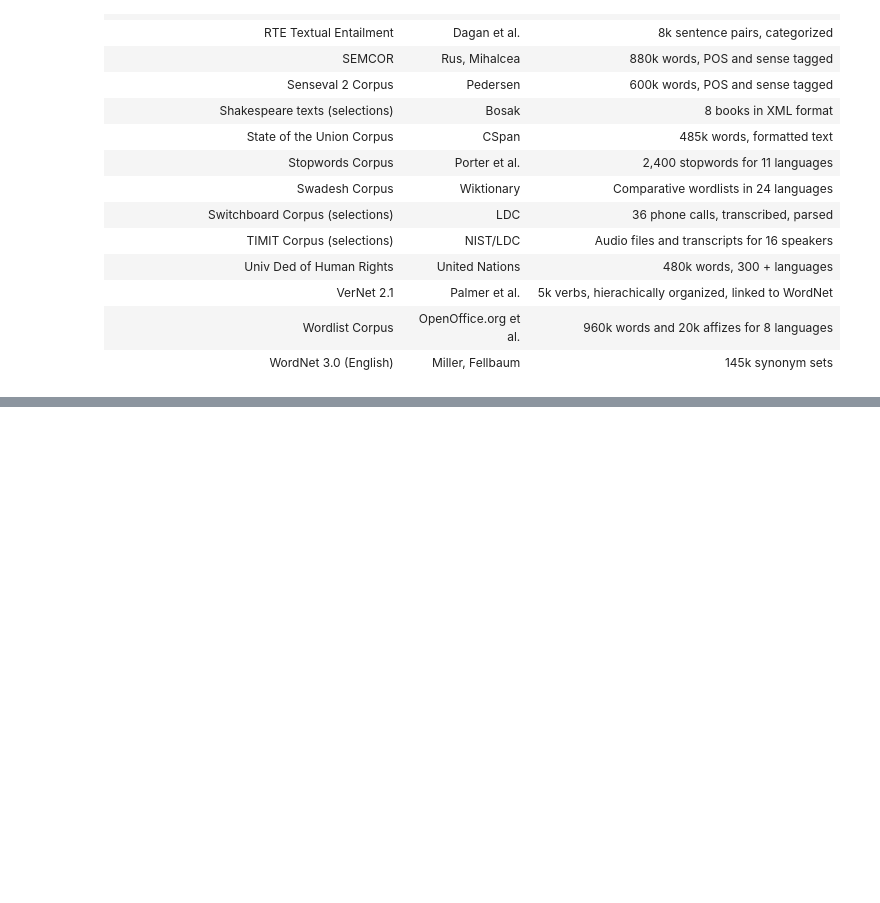
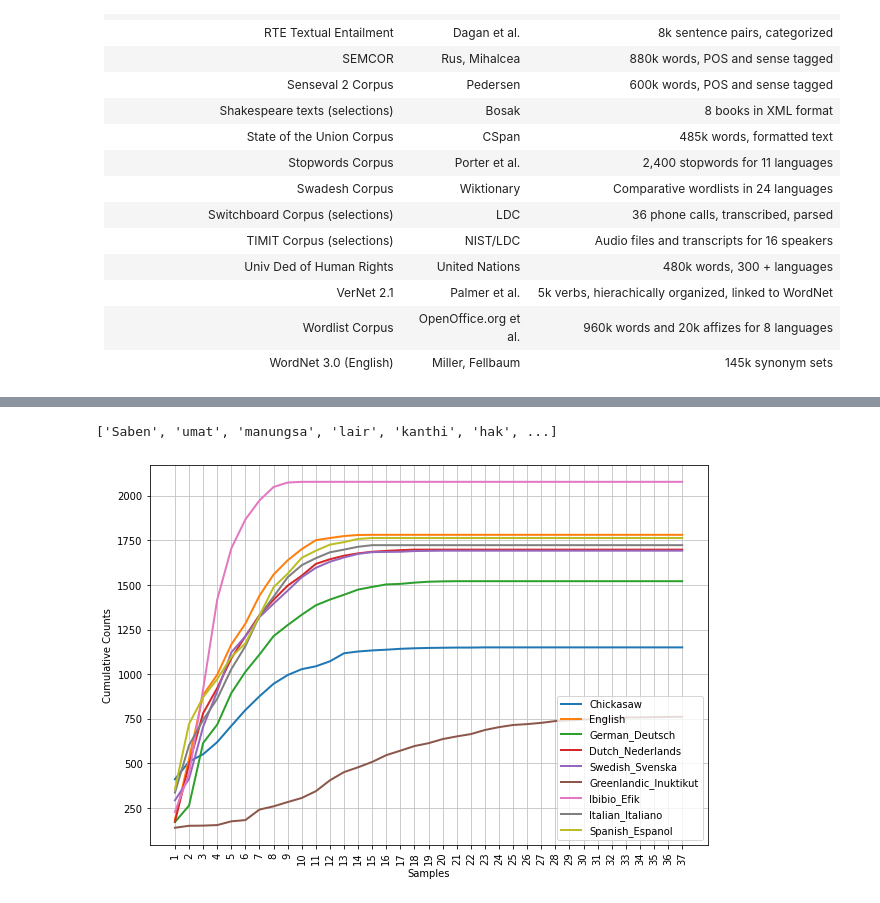
Before and after one commit to niklaust/Natural-Language-Processing, a Jupyter notebook: NLP_notebook_of_niklaust.ipynb, the cells around one changed output, grey strips where cells are left out. Saved outputs shown, nothing was run; the diff lists cells and outputs as text; code cells hidden in the pictures; blank space fills up the shorter version.

```diff
--- a/NLP_notebook_of_niklaust.ipynb
+++ b/NLP_notebook_of_niklaust.ipynb
@@ -1721,0 +2262,22 @@ NLP research has been to make progress on the difficult task of building technol
+# %%
+nltk.corpus.udhr.words('Javanese-Latin1')[11:]
+# %% [output]
+['Saben', 'umat', 'manungsa', 'lair', 'kanthi', 'hak', ...]
+# %%
+import matplotlib.pyplot as plt
+from nltk.corpus import udhr
+
+plt.figure(figsize=(10, 7))
+
+languages = ['Chickasaw', 'English', 'German_Deutsch', 'Dutch_Nederlands',
+             'Swedish_Svenska','Greenlandic_Inuktikut', 'Ibibio_Efik',
+             'Italian_Italiano', 'Spanish_Espanol' , ]
+
+cfd=nltk.ConditionalFreqDist(
+    (lang, len(word))
+    for lang in languages
+    for word in udhr.words(lang + '-Latin1'))
+
+cfd.plot(cumulative=True);
+# %% [output]
+[figure, added]
```
Also changed, not shown: parts of 58 cells of this notebook.
